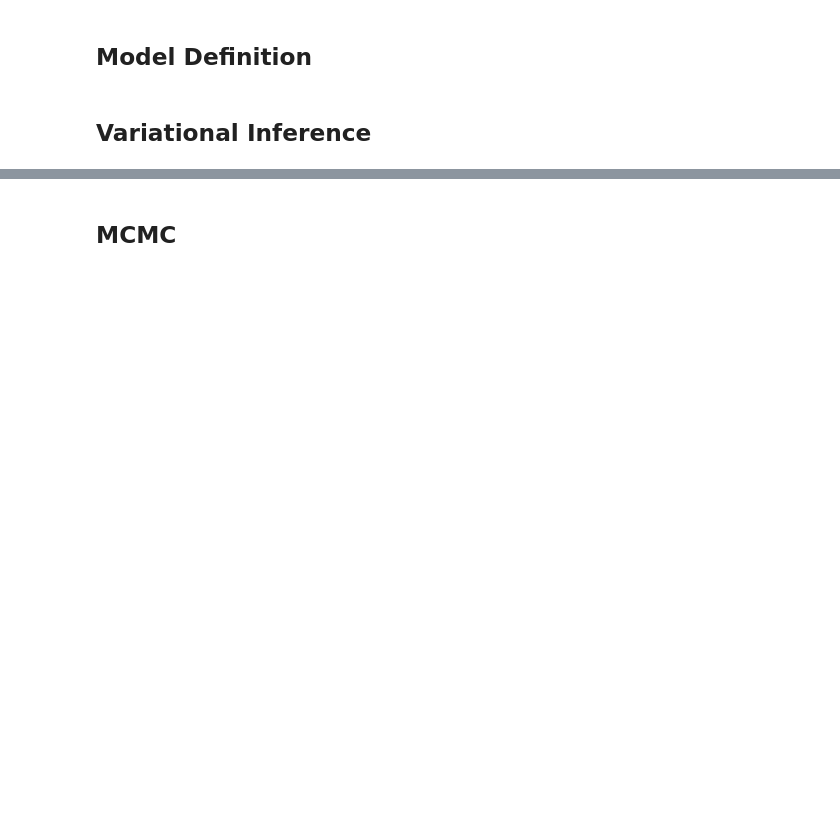
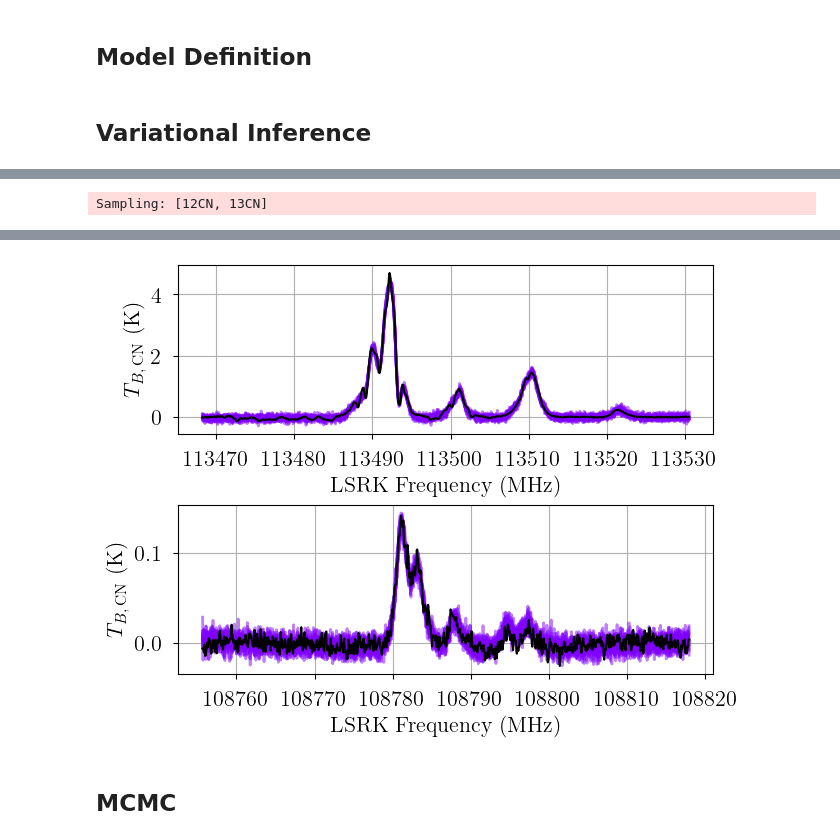
Before and after one commit to tvwenger/bayes_cn_hfs, a Jupyter notebook: docs/source/notebooks/real_data.ipynb, the cells around one changed output, grey strips where cells are left out. Cells and saved outputs as stored; diff of their text form; code cells hidden in the pictures; blank space fills up the shorter version.

Commit message:
update real_data example

```diff
--- a/docs/source/notebooks/real_data.ipynb
+++ b/docs/source/notebooks/real_data.ipynb
@@ -259,8 +297,8 @@ pm.summary(opt.best_model.trace.solution_0)
 from bayes_cn_hfs import CNRatioAnomalyModel
 
 # Initialize and define the model
-n_clouds = 5
-baseline_degree = 2
+n_clouds = 6
+baseline_degree = 3
 model = CNRatioAnomalyModel(
     data,
     bg_temp = 2.7, # assumed background temperature (K)
@@ -270,16 +308,18 @@ model = CNRatioAnomalyModel(
     verbose=True
 )
 model.add_priors(
-    prior_log10_N_12CN = [14.0, 0.2], # mean and width of log10(12CN N) prior (cm-2)
-    prior_log10_temp = [1.0, 0.1], # mean and width of log10(T) prior (K)
-    prior_nonthermal_fwhm = 1.0, # width of nonthermal FWHM prior (km/s)
+    prior_log10_N_12CN = [14.0, 0.5], # mean and width of log10(12CN N) prior (cm-2)
+    prior_log10_tex = [1.0, 0.1], # mean and width of log10(T) prior (K)
+    prior_fwhm = 2.0, # width of nonthermal FWHM prior (km/s)
     prior_velocity = [0.0, 5.0], # mean and width of velocity prior (km/s)
     prior_ratio_13C_12C = 0.01, # width of the 13C/12C prior
-    prior_rms_12CN = 0.1, # width of the 12CN spectral rms prior (K)
-    prior_rms_13CN = 0.1, # width of the 13CN spectral rms prior (K)
-    prior_baseline_coeffs_12CN = [1.0, 1.0, 1.0], # width of polynomial baseline coefficients prior
-    prior_baseline_coeffs_13CN = [1.0, 1.0, 1.0], # width of polynomial baseline coefficients prior
-    prior_hyperfine_anomaly_12CN = 0.05, # width of the 12CN hyperfine anomaly prior
+    prior_rms_12CN = 0.05, # width of the 12CN spectral rms prior (K)
+    prior_rms_13CN = 0.05, # width of the 13CN spectral rms prior (K)
+    prior_baseline_coeffs = {
+        "12CN": [1.0, 1.0, 1.0, 0.5], # width of polynomial baseline coefficients prior
+        "13CN": [1.0, 1.0, 1.0, 0.5],
+    },
+    prior_tex_12CN_anomaly = 1.0, # width of the 12CN Tex anomaly prior (K)
     ordered = False, # do not assume optically-thin
 )
 model.add_likelihood()
@@ -300,4 +365,6 @@ pm.summary(model.trace.posterior, var_names=model.deterministics)
 posterior = model.sample_posterior_predictive(
     thin=100, # keep one in {thin} posterior samples
 )
-plot_predictive(model.data, posterior.posterior_predictive)
+_ = plot_predictive(model.data, posterior.posterior_predictive)
+# %% [output]
+Sampling: [12CN, 13CN]
@@ -304,3 +374,4 @@ plot_predictive(model.data, posterior.posterior_predictive)
+[figure, added]
 # %% [markdown]
 ## MCMC
 # %%
```
Also changed, not shown: parts of 18 cells of this notebook.
